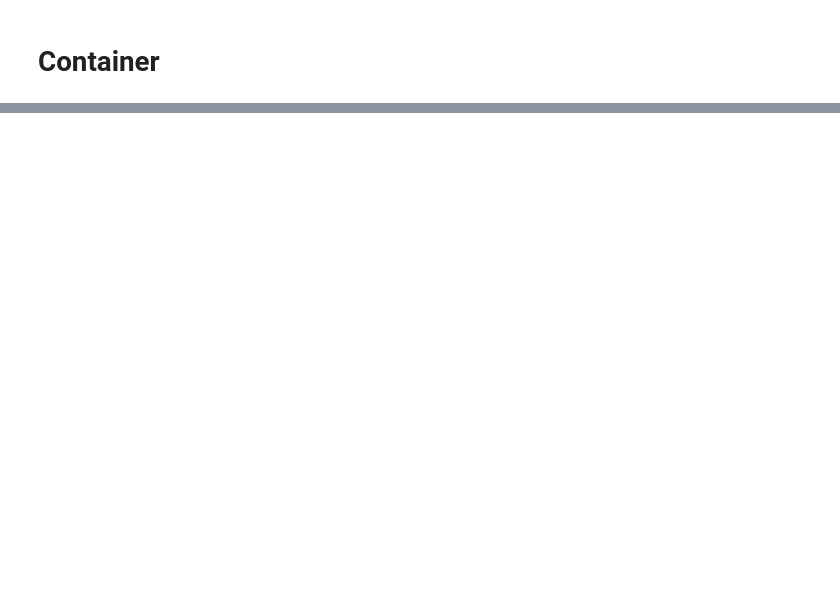
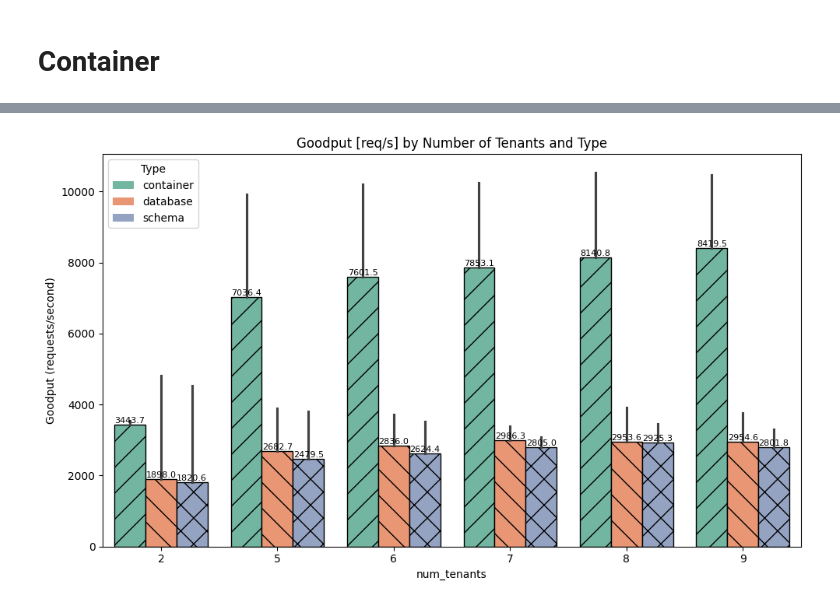
Before and after one commit to Beuth-Erdelt/Benchmark-Experiment-Host-Manager, a Jupyter notebook: dev/MT-Benchbase-Merge.ipynb, the cells around one changed output, grey strips where cells are left out. Saved outputs shown, nothing was run; the diff lists cells and outputs as text; code cells hidden in the pictures; blank space fills up the shorter version.

```diff
--- a/dev/MT-Benchbase-Merge.ipynb
+++ b/dev/MT-Benchbase-Merge.ipynb
@@ -252,0 +267,4 @@ Visible bar 5: height=2624.413174215911, x=1.2666666666666666
+# %%
+plot_bars(df_performance, y='Goodput (requests/second)', title='Goodput [req/s]', estimator='min')
+# %% [output]
+[figure, added]
```
Also changed, not shown: parts of 26 cells of this notebook, 8 other files.
